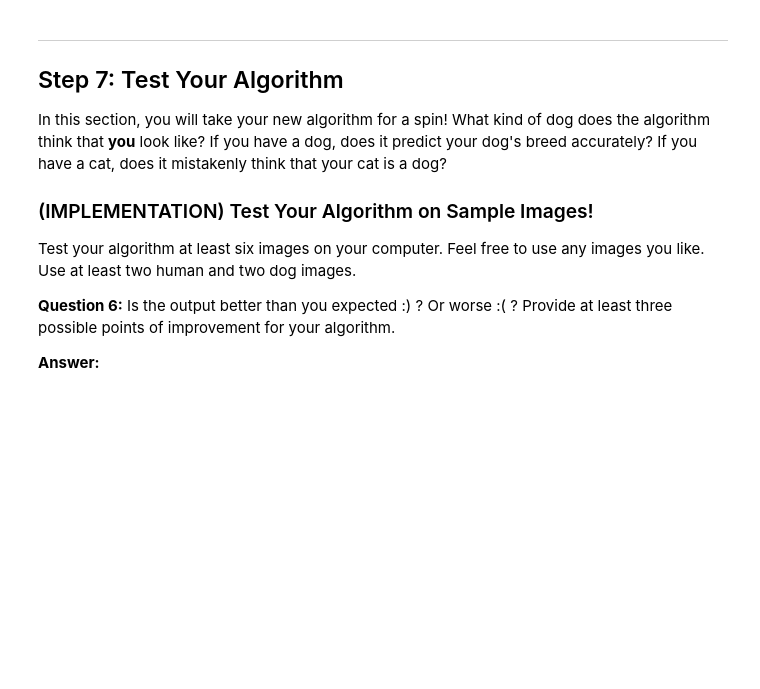
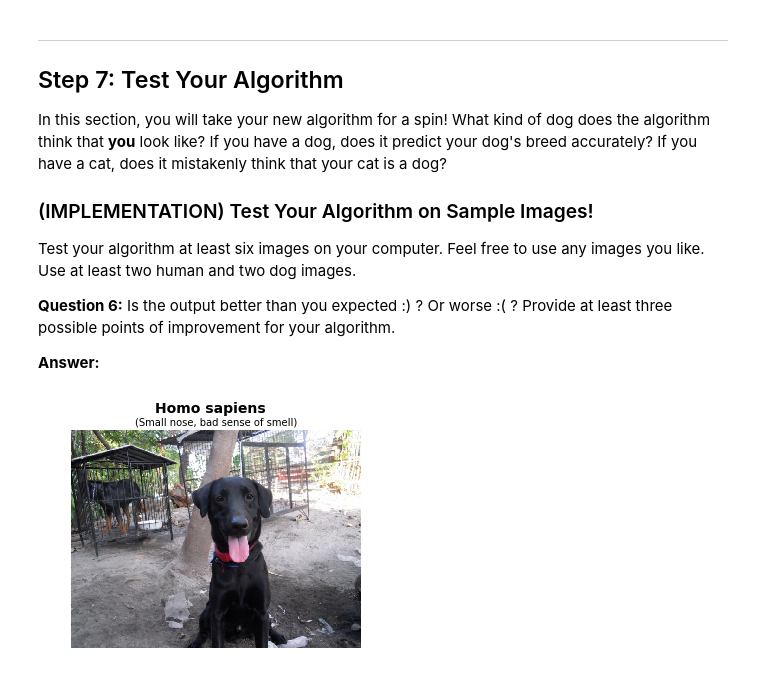
Before and after one commit to huli/mlnd, a Jupyter notebook: dog-project/dog_app.ipynb, the cells around one changed output. Cells and saved outputs as stored; diff of their text form; code cells hidden in the pictures; blank space fills up the shorter version.

```diff
--- a/dog-project/dog_app.ipynb
+++ b/dog-project/dog_app.ipynb
@@ -737,6 +770,13 @@ __Question 6:__ Is the output better than you expected :) ?  Or worse :( ?  Prov
 
 __Answer:__
 # %%
-## TODO: Execute your algorithm from Step 6 on
+## Execute your algorithm from Step 6 on
 ## at least 6 images on your computer.
 ## Feel free to use as many code cells as needed.
+test_images = [
+    'C:\Source\dog-project\images\Labrador_retriever_06449.jpg'
+]
+for image in test_images:
+    detect_species(image)
+# %% [output]
+[figure, added]
```
Also changed, not shown: parts of 6 cells of this notebook.
